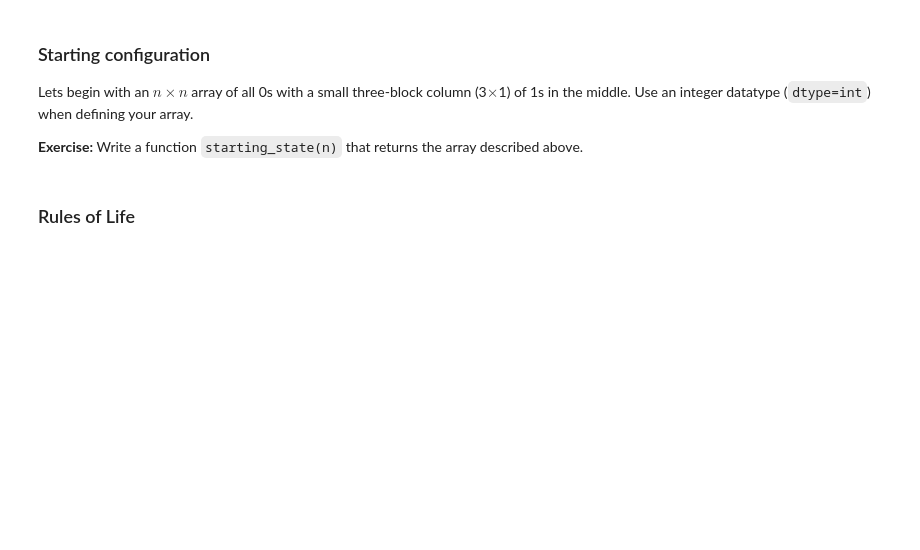
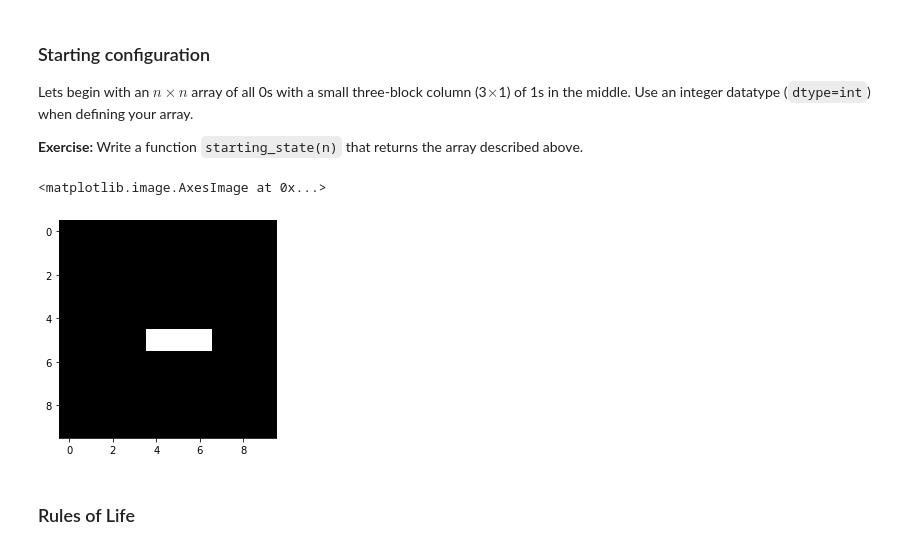
Before and after one commit to jllottes/jllottes.github.io, a Jupyter notebook: _static/weekly_notebooks/week11_notebook.ipynb, the cells around one changed output. Drawn from its saved outputs; the diff is of its cells as text; code cells hidden in the pictures; blank space fills up the shorter version.

```diff
--- a/_static/weekly_notebooks/week11_notebook.ipynb
+++ b/_static/weekly_notebooks/week11_notebook.ipynb
@@ -16,6 +16,21 @@ A value of `1` will signify that a cell is alive while a value of `0` will signi
 Lets begin with an $ n\times n $ array of all 0s with a small three-block column (3$\times$1) of 1s in the middle. Use an integer datatype (`dtype=int`) when defining your array.
 
 **Exercise:**  Write a function `starting_state(n)` that returns the array described above.
+# %%
+def starting_state(n):
+    cells = np.zeros((n,n), dtype=int)
+
+    # I'm making a 1x3 row:
+    cells[n//2, n//2-1:n//2+2] = 1
+
+    return cells
+# %%
+cells = starting_state(10)
+
+plt.imshow(cells,cmap='gray')
+# %% [output]
+<matplotlib.image.AxesImage at 0x...>
+[figure, added]
 # %% [markdown]
 ### Rules of Life
 # %% [markdown]
```
Also changed, not shown: parts of 5 cells of this notebook, 2 other files.
